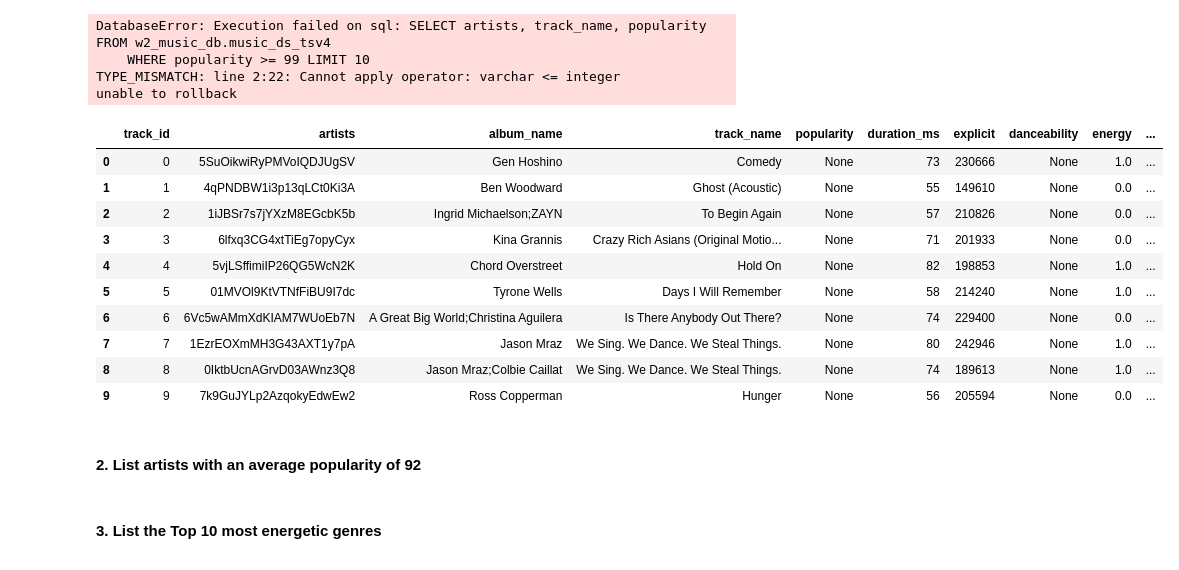
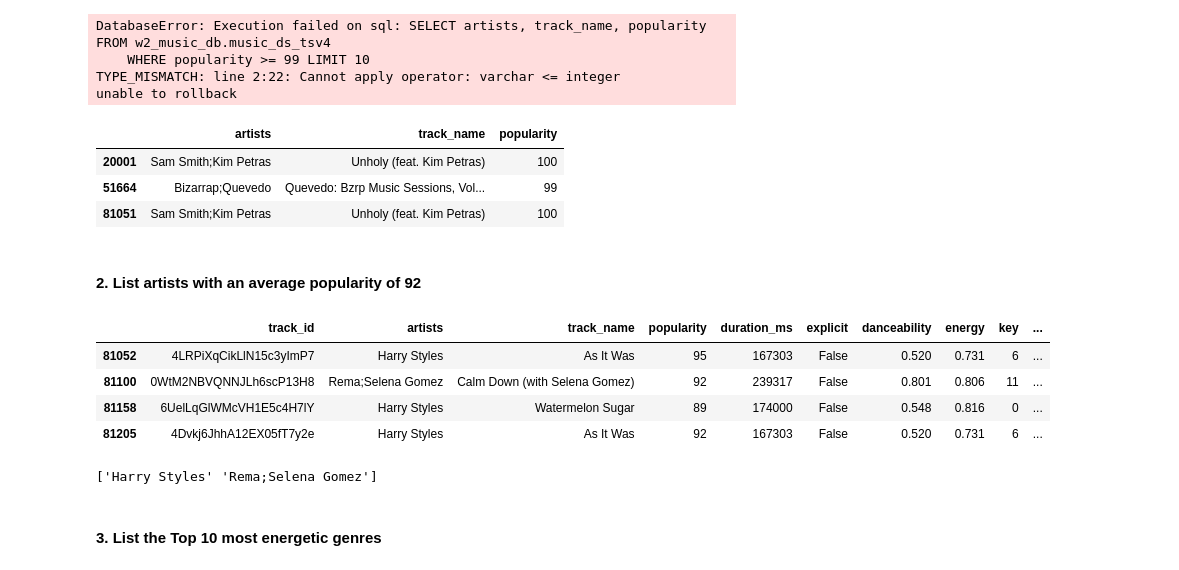
Before and after one commit to samancha/aws-mlops, a Jupyter notebook: s3-sgmkr-athena-queries/SteveAmancha_Assignment2.1.ipynb, the cells around one changed output. Saved outputs shown, nothing was run; the diff lists cells and outputs as text; code cells hidden in the pictures.

Commit message:
updated with pandas queries

```diff
--- a/s3-sgmkr-athena-queries/SteveAmancha_Assignment2.1.ipynb
+++ b/s3-sgmkr-athena-queries/SteveAmancha_Assignment2.1.ipynb
@@ -187,0 +144,9 @@ SELECT * FROM w2_music_db.music_ds_tsv6
+# %%
+#calculate number of columns in CSV file
+with open('dataset_clean.csv') as x:
+    ncols = len(x.readline().split(','))
+
+
+full_df = pd.read_csv('dataset_clean.csv', usecols=range(1,ncols))
+display(full_df.head())
+display(full_df.tail())
@@ -208,20 +185,13 @@ TYPE_MISMATCH: line 2:22: Cannot apply operator: varchar <= integer
 unable to rollback
 # %%
 # pandas
-# pd_df = full_df[full_df['popularity'] >= 99]
-display(full_df.head(10))
+pd_df = full_df[full_df['popularity'] >= 99][['artists','track_name','popularity']]
+display(pd_df.head())
 # %% [output]
-|  | track_id | artists | album_name | track_name | popularity | duration_ms | explicit | danceability | energy | ... |
-| 0 | 0 | 5SuOikwiRyPMVoIQDJUgSV | Gen Hoshino | Comedy | None | 73 | 230666 | None | 1.0 | ... |
-| 1 | 1 | 4qPNDBW1i3p13qLCt0Ki3A | Ben Woodward | Ghost (Acoustic) | None | 55 | 149610 | None | 0.0 | ... |
-| 2 | 2 | 1iJBSr7s7jYXzM8EGcbK5b | Ingrid Michaelson;ZAYN | To Begin Again | None | 57 | 210826 | None | 0.0 | ... |
-| 3 | 3 | 6lfxq3CG4xtTiEg7opyCyx | Kina Grannis | Crazy Rich Asians (Original Motio... | None | 71 | 201933 | None | 0.0 | ... |
-| 4 | 4 | 5vjLSffimiIP26QG5WcN2K | Chord Overstreet | Hold On | None | 82 | 198853 | None | 1.0 | ... |
-| 5 | 5 | 01MVOl9KtVTNfFiBU9I7dc | Tyrone Wells | Days I Will Remember | None | 58 | 214240 | None | 1.0 | ... |
-| 6 | 6 | 6Vc5wAMmXdKIAM7WUoEb7N | A Great Big World;Christina Aguilera | Is There Anybody Out There? | None | 74 | 229400 | None | 0.0 | ... |
-| 7 | 7 | 1EzrEOXmMH3G43AXT1y7pA | Jason Mraz | We Sing. We Dance. We Steal Things. | None | 80 | 242946 | None | 1.0 | ... |
-| 8 | 8 | 0IktbUcnAGrvD03AWnz3Q8 | Jason Mraz;Colbie Caillat | We Sing. We Dance. We Steal Things. | None | 74 | 189613 | None | 1.0 | ... |
-| 9 | 9 | 7k9GuJYLp2AzqokyEdwEw2 | Ross Copperman | Hunger | None | 56 | 205594 | None | 0.0 | ... |
+|  | artists | track_name | popularity |
+| 20001 | Sam Smith;Kim Petras | Unholy (feat. Kim Petras) | 100 |
+| 51664 | Bizarrap;Quevedo | Quevedo: Bzrp Music Sessions, Vol... | 99 |
+| 81051 | Sam Smith;Kim Petras | Unholy (feat. Kim Petras) | 100 |
 # %% [markdown]
 #### 2. List artists with an average popularity of 92
 # %%
@@ -248,3 +213,16 @@ df.head(10)
+# %%
+# pandas
+artists_avg_popularity = full_df.groupby('artists').filter(lambda x: x['popularity'].mean() == 92)
+display(artists_avg_popularity.head())
+artists_avg_popularity_list = artists_avg_popularity['artists'].unique()
+print(artists_avg_popularity_list)
+# %% [output]
+|  | track_id | artists | track_name | popularity | duration_ms | explicit | danceability | energy | key | ... |
+| 81052 | 4LRPiXqCikLlN15c3yImP7 | Harry Styles | As It Was | 95 | 167303 | False | 0.520 | 0.731 | 6 | ... |
+| 81100 | 0WtM2NBVQNNJLh6scP13H8 | Rema;Selena Gomez | Calm Down (with Selena Gomez) | 92 | 239317 | False | 0.801 | 0.806 | 11 | ... |
+| 81158 | 6UelLqGlWMcVH1E5c4H7lY | Harry Styles | Watermelon Sugar | 89 | 174000 | False | 0.548 | 0.816 | 0 | ... |
+| 81205 | 4Dvkj6JhhA12EX05fT7y2e | Harry Styles | As It Was | 92 | 167303 | False | 0.520 | 0.731 | 6 | ... |
+['Harry Styles' 'Rema;Selena Gomez']
 # %% [markdown]
 #### 3. List the Top 10 most energetic genres
 # %%
```
Also changed, not shown: parts of 14 cells of this notebook.
